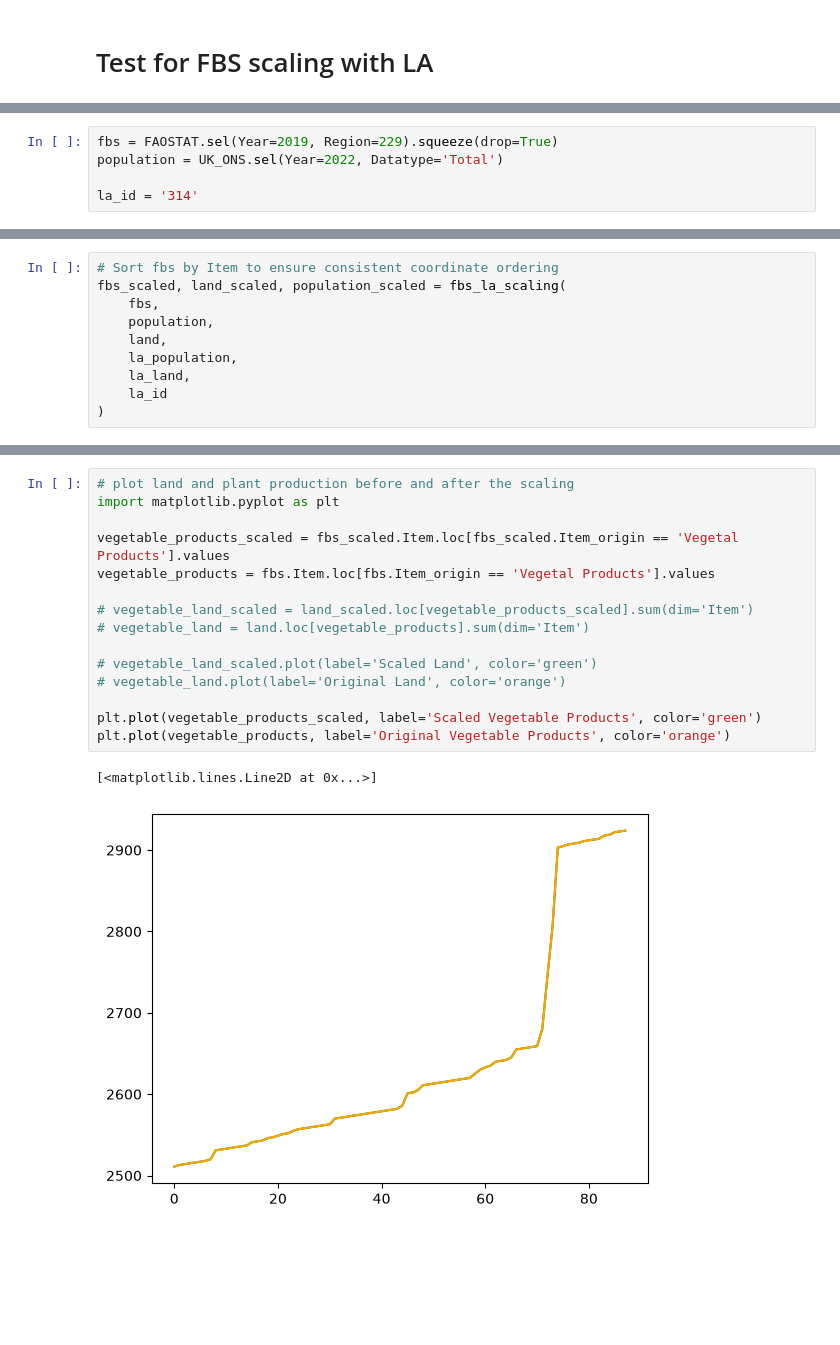
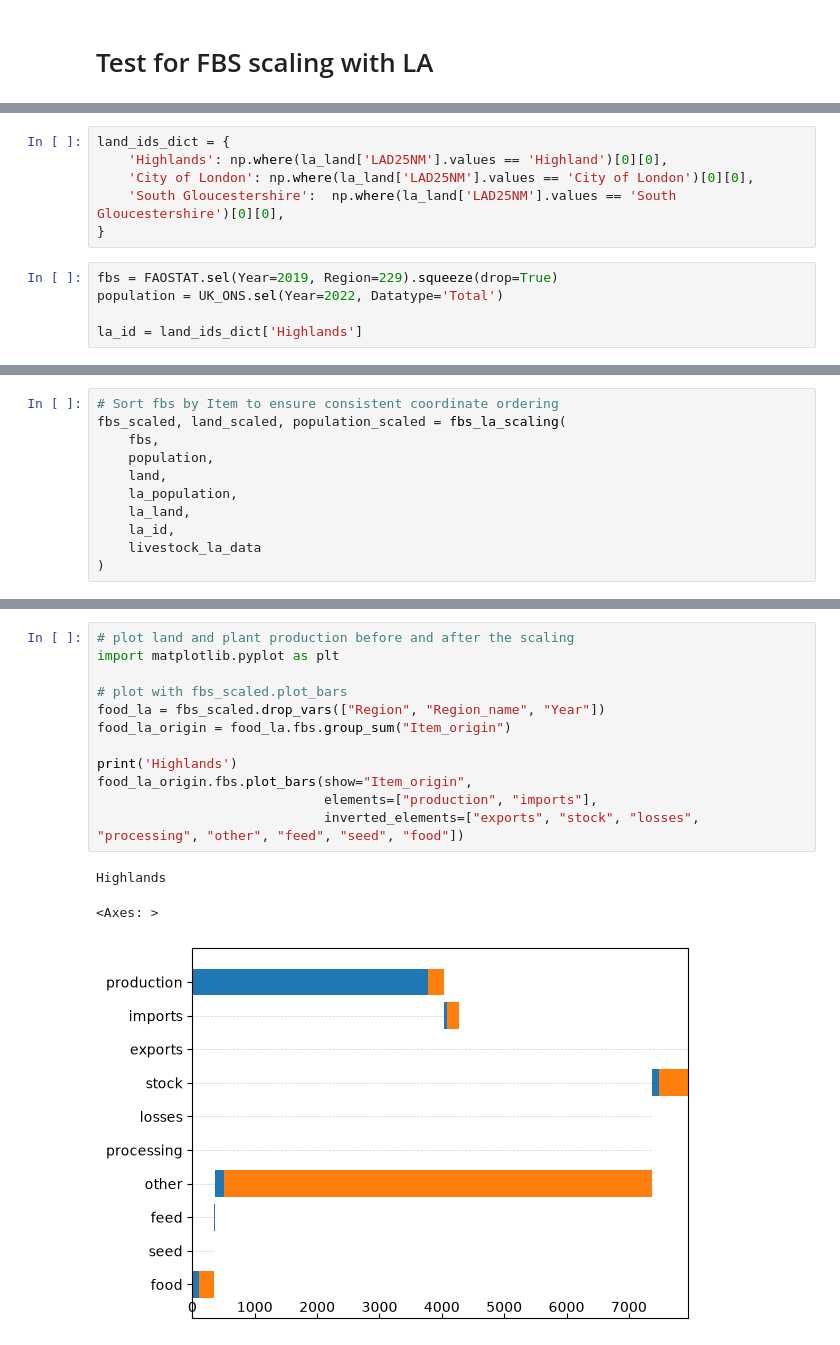
Before and after one commit to jucordero/ssr_local_authority, a Jupyter notebook: fbs_la_scaling/test_fba_la_scaling.ipynb, the cells around one changed output, grey strips where cells are left out. Drawn from its saved outputs; the diff is of its cells as text; blank space fills up the shorter version.

```diff
--- a/fbs_la_scaling/test_fba_la_scaling.ipynb
+++ b/fbs_la_scaling/test_fba_la_scaling.ipynb
@@ -19,5 +22,11 @@ from agrifoodpy_data.land import UKCEH_LC_1000 as land
+# %%
+land_ids_dict = {
+    'Highlands': np.where(la_land['LAD25NM'].values == 'Highland')[0][0],
+    'City of London': np.where(la_land['LAD25NM'].values == 'City of London')[0][0],
+    'South Gloucestershire':  np.where(la_land['LAD25NM'].values == 'South Gloucestershire')[0][0],
+}
 # %%
 fbs = FAOSTAT.sel(Year=2019, Region=229).squeeze(drop=True)
 population = UK_ONS.sel(Year=2022, Datatype='Total')
 
-la_id = '314'
+la_id = land_ids_dict['Highlands']
@@ -29,6 +50,7 @@ fbs_scaled, land_scaled, population_scaled = fbs_la_scaling(
     land,
     la_population,
     la_land,
-    la_id
+    la_id,
+    livestock_la_data
 )
 # %% [markdown]
@@ -76,18 +58,16 @@ Data variables: (12/13)
 # %%
 # plot land and plant production before and after the scaling
 import matplotlib.pyplot as plt
 
-vegetable_products_scaled = fbs_scaled.Item.loc[fbs_scaled.Item_origin == 'Vegetal Products'].values
-vegetable_products = fbs.Item.loc[fbs.Item_origin == 'Vegetal Products'].values
+# plot with fbs_scaled.plot_bars
+food_la = fbs_scaled.drop_vars(["Region", "Region_name", "Year"])
+food_la_origin = food_la.fbs.group_sum("Item_origin")
 
-# vegetable_land_scaled = land_scaled.loc[vegetable_products_scaled].sum(dim='Item')
-# vegetable_land = land.loc[vegetable_products].sum(dim='Item')
-
-# vegetable_land_scaled.plot(label='Scaled Land', color='green')
-# vegetable_land.plot(label='Original Land', color='orange')
-
-plt.plot(vegetable_products_scaled, label='Scaled Vegetable Products', color='green')
-plt.plot(vegetable_products, label='Original Vegetable Products', color='orange')
+print('Highlands')
+food_la_origin.fbs.plot_bars(show="Item_origin",
+                             elements=["production", "imports"],
+                             inverted_elements=["exports", "stock", "losses", "processing", "other", "feed", "seed", "food"])
 # %% [output]
-[<matplotlib.lines.Line2D at 0x...>]
+Highlands
+<Axes: >
-[figure, old version]
+[figure, new version]
```
Also changed, not shown: parts of 13 cells of this notebook, 1 other file.
